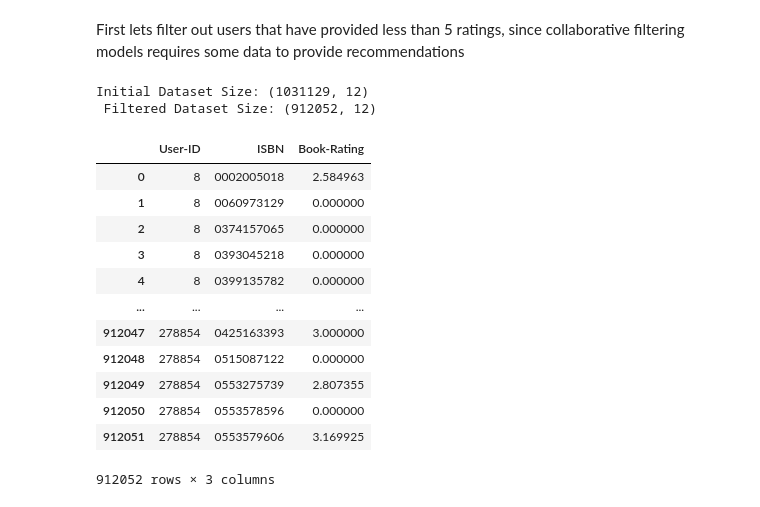
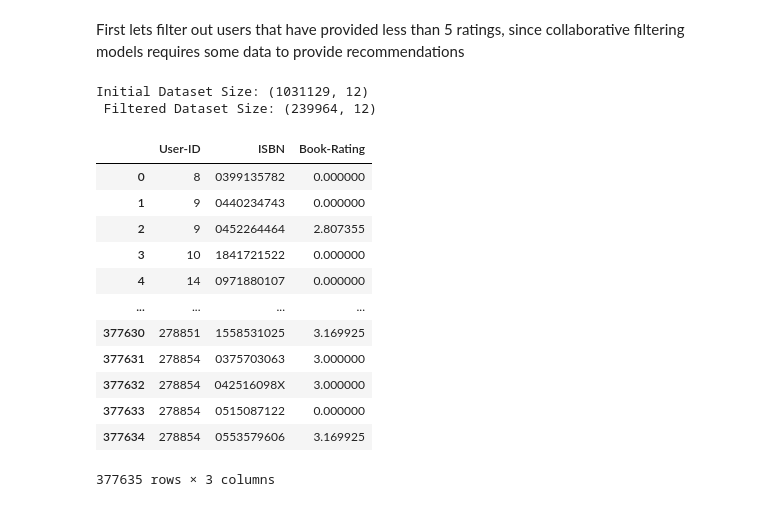
Before and after one commit to pvanand07/Book-Recommendation-System, a Jupyter notebook: Book_Recommendation_System.ipynb, the cells around one changed output. Cells and saved outputs as stored; diff of their text form; code cells hidden in the pictures.

```diff
--- a/Book_Recommendation_System.ipynb
+++ b/Book_Recommendation_System.ipynb
@@ -30,5 +92,5 @@ Ratings DF
 # %%
-combined_data = pd.merge(pd.merge(ratings, books, on='ISBN', how='left'), users, on='User-ID', how='left')
+combined_data = pd.merge(pd.merge(ratings, books.dropna(axis=0), on='ISBN', how='left'), users, on='User-ID', how='left')
 # Basic info about the combined dataset
 print('Combined Data Info:')
 combined_data.info()
@@ -118,4 +180,2 @@ We have a few more missing values, which can be dropped
 # %%
-combined_data.dropna(inplace=True)
 combined_data.drop_duplicates(inplace=True)
-print(combined_data.shape)
@@ -268,30 +348,33 @@ plt.show()
 # %% [markdown]
 First lets filter out users that have provided less than 5 ratings, since collaborative filtering models requires some data to provide recommendations
 # %%
-# Filter data for only those users that have provided more than 5 ratings
-filtered_data = combined_data[combined_data.groupby('User-ID')['User-ID'].transform('size')>5]
+# Exclude users with less than 20 ratings
+# Exclude books with less than 20 ratings
+filtered_data_book = combined_data[combined_data.groupby('ISBN')['ISBN'].transform('size')>20]
+filtered_data_user = filtered_data_book[filtered_data_book.groupby('User-ID')['User-ID'].transform('size')>20]
 
-print("Initial Dataset Size:", combined_data.shape, "\n", "Filtered Dataset Size:", filtered_data.shape)
+
+print("Initial Dataset Size:", combined_data.shape, "\n", "Filtered Dataset Size:", filtered_data_user.shape)
 # %% [output]
 Initial Dataset Size: (1031129, 12)
- Filtered Dataset Size: (912052, 12)
+ Filtered Dataset Size: (239964, 12)
 # %%
 def smooth_ratings(x):
   return math.log(1+x, 2)
 # %%
-data = filtered_data.groupby(['User-ID', 'ISBN'])['Book-Rating'].sum().apply(smooth_ratings).reset_index()
-data
+data = filtered_data_book.groupby(['User-ID','ISBN'])['Book-Rating'].sum().apply(smooth_ratings).reset_index()
+display(data)
 # %% [output]
 |  | User-ID | ISBN | Book-Rating |
-| 0 | 8 | 0002005018 | 2.584963 |
-| 1 | 8 | 0060973129 | 0.000000 |
-| 2 | 8 | 0374157065 | 0.000000 |
-| 3 | 8 | 0393045218 | 0.000000 |
-| 4 | 8 | 0399135782 | 0.000000 |
+| 0 | 8 | 0399135782 | 0.000000 |
+| 1 | 9 | 0440234743 | 0.000000 |
+| 2 | 9 | 0452264464 | 2.807355 |
+| 3 | 10 | 1841721522 | 0.000000 |
+| 4 | 14 | 0971880107 | 0.000000 |
 | ... | ... | ... | ... |
-| 912047 | 278854 | 0425163393 | 3.000000 |
-| 912048 | 278854 | 0515087122 | 0.000000 |
-| 912049 | 278854 | 0553275739 | 2.807355 |
-| 912050 | 278854 | 0553578596 | 0.000000 |
-| 912051 | 278854 | 0553579606 | 3.169925 |
+| 377630 | 278851 | 1558531025 | 3.169925 |
+| 377631 | 278854 | 0375703063 | 3.000000 |
+| 377632 | 278854 | 042516098X | 3.000000 |
+| 377633 | 278854 | 0515087122 | 0.000000 |
+| 377634 | 278854 | 0553579606 | 3.169925 |
-912052 rows × 3 columns
+377635 rows × 3 columns
```
Also changed, not shown: parts of 47 cells of this notebook.
